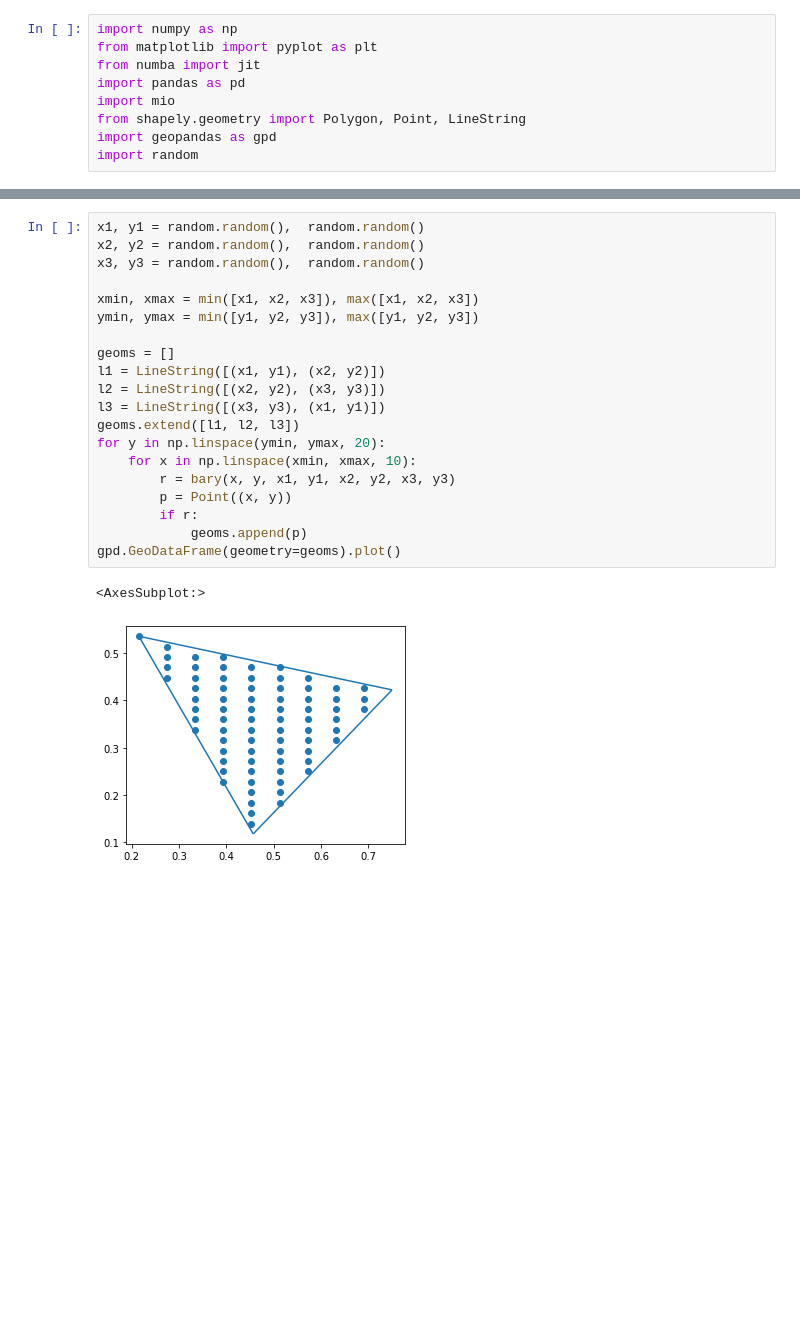
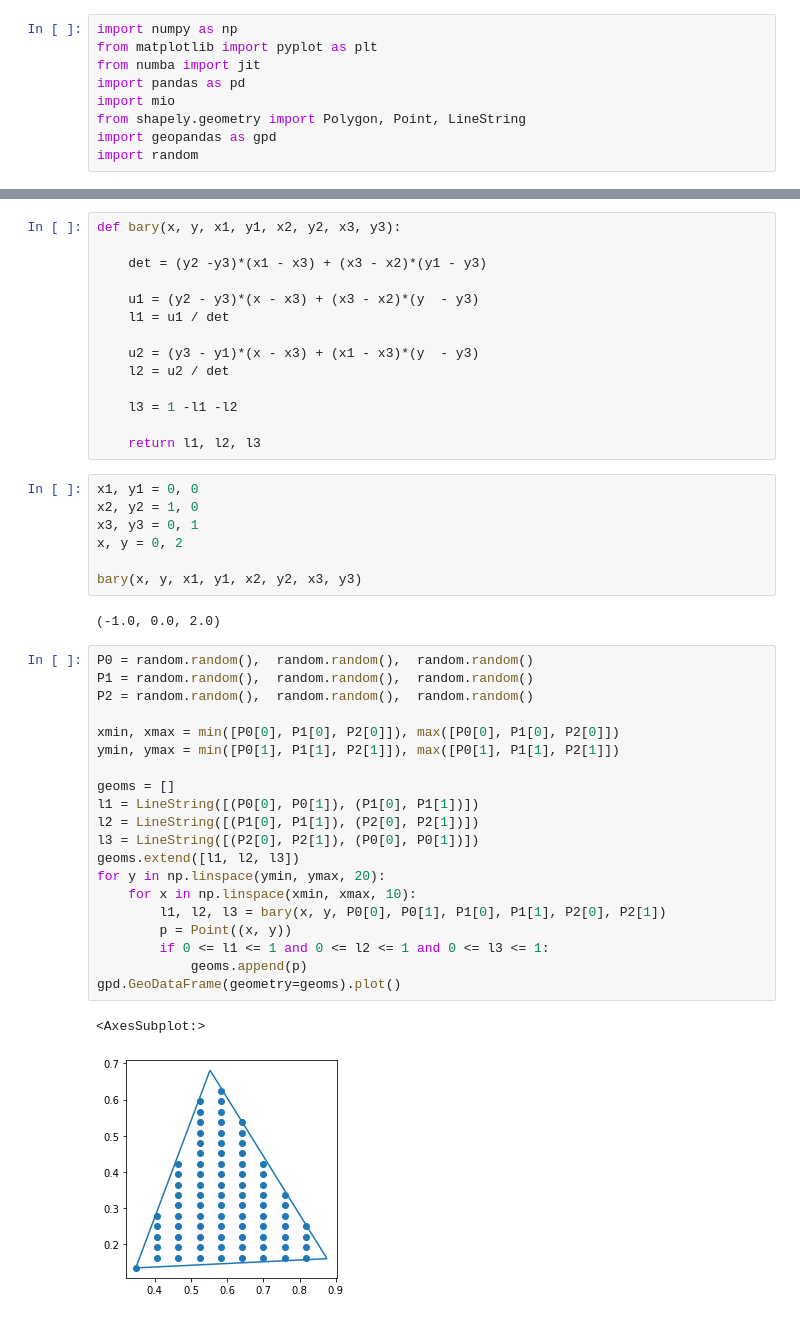
Before and after one commit to torhen/raster_buildings2, a Jupyter notebook: 020_rasterize.ipynb, the cells around one changed output, grey strips where cells are left out. Saved outputs shown, nothing was run; the diff lists cells and outputs as text; blank space fills up the shorter version.

```diff
--- a/020_rasterize.ipynb
+++ b/020_rasterize.ipynb
@@ -23,23 +12,46 @@ def bary(px, py, p0x, p0y, p1x, p1y, p2x, p2y):
+# %%
+def bary(x, y, x1, y1, x2, y2, x3, y3):
+
+    det = (y2 -y3)*(x1 - x3) + (x3 - x2)*(y1 - y3)
+
+    u1 = (y2 - y3)*(x - x3) + (x3 - x2)*(y  - y3)
+    l1 = u1 / det
+
+    u2 = (y3 - y1)*(x - x3) + (x1 - x3)*(y  - y3)
+    l2 = u2 / det
+
+    l3 = 1 -l1 -l2
+
+    return l1, l2, l3
+# %%
+x1, y1 = 0, 0
+x2, y2 = 1, 0
+x3, y3 = 0, 1
+x, y = 0, 2
+
+bary(x, y, x1, y1, x2, y2, x3, y3)
+# %% [output]
+(-1.0, 0.0, 2.0)
 # %%
-x1, y1 = random.random(),  random.random()
-x2, y2 = random.random(),  random.random()
-x3, y3 = random.random(),  random.random()
+P0 = random.random(),  random.random(),  random.random()
+P1 = random.random(),  random.random(),  random.random()
+P2 = random.random(),  random.random(),  random.random()
 
-xmin, xmax = min([x1, x2, x3]), max([x1, x2, x3])
-ymin, ymax = min([y1, y2, y3]), max([y1, y2, y3])
+xmin, xmax = min([P0[0], P1[0], P2[0]]), max([P0[0], P1[0], P2[0]])
+ymin, ymax = min([P0[1], P1[1], P2[1]]), max([P0[1], P1[1], P2[1]])
 
 geoms = []
-l1 = LineString([(x1, y1), (x2, y2)])
-l2 = LineString([(x2, y2), (x3, y3)])
-l3 = LineString([(x3, y3), (x1, y1)])
+l1 = LineString([(P0[0], P0[1]), (P1[0], P1[1])])
+l2 = LineString([(P1[0], P1[1]), (P2[0], P2[1])])
+l3 = LineString([(P2[0], P2[1]), (P0[0], P0[1])])
 geoms.extend([l1, l2, l3])
 for y in np.linspace(ymin, ymax, 20):
     for x in np.linspace(xmin, xmax, 10):
-        r = bary(x, y, x1, y1, x2, y2, x3, y3)
+        l1, l2, l3 = bary(x, y, P0[0], P0[1], P1[0], P1[1], P2[0], P2[1])
         p = Point((x, y))
-        if r:
+        if 0 <= l1 <= 1 and 0 <= l2 <= 1 and 0 <= l3 <= 1:
             geoms.append(p)
 gpd.GeoDataFrame(geometry=geoms).plot()
 # %% [output]
 <AxesSubplot:>
-[figure, old version]
+[figure, new version]
```
Also changed, not shown: parts of 3 cells of this notebook.
